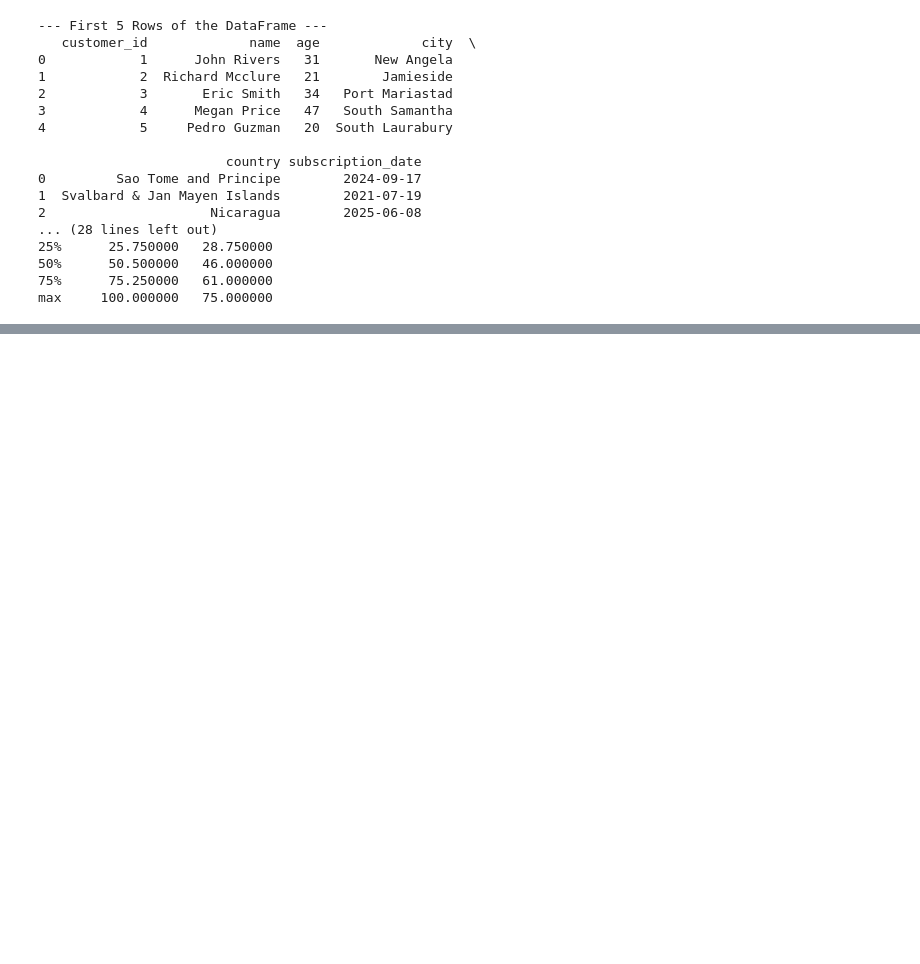
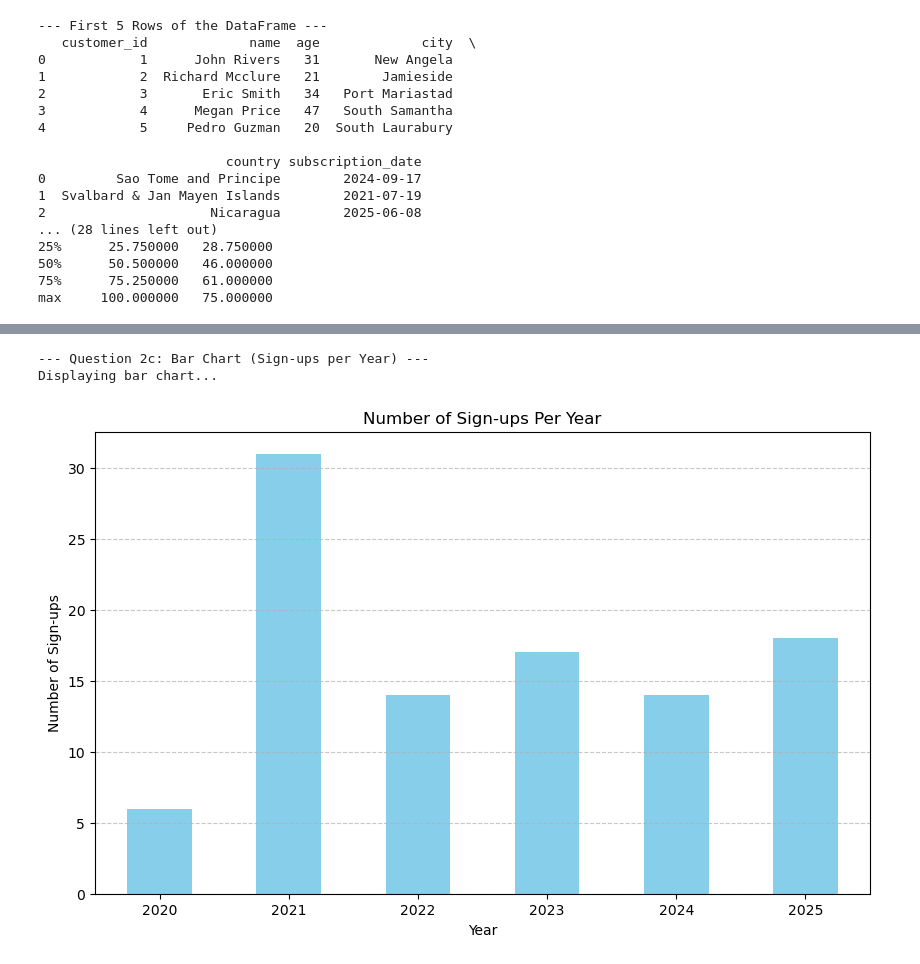
Before and after one commit to josvaEilertsen/ITAYAProdject, a Jupyter notebook: notebook.ipynb, the cells around one changed output, grey strips where cells are left out. Saved outputs shown, nothing was run; the diff lists cells and outputs as text; code cells hidden in the pictures; blank space fills up the shorter version.

Commit message:
Work done till question 3

```diff
--- a/notebook.ipynb
+++ b/notebook.ipynb
@@ -110,0 +136,15 @@ Name: age, dtype: bool
+# %%
+#2a
+print("\n--- Question 2a: Working with Dates ---")
+
+#Convert subscription_date to datetime
+df['subscription_date'] = pd.to_datetime(df['subscription_date'])
+
+#Extract columns
+df['year_joined'] = df['subscription_date'].dt.year
+df['month_joined'] = df['subscription_date'].dt.month
+df['quarter_joined'] = df['subscription_date'].dt.quarter
+
+print("DataFrame with new date columns:")
+print(df[['subscription_date', 'year_joined', 'month_joined', 'quarter_joined']].head())
+print("-" * 30)
@@ -110,0 +180,22 @@ Name: age, dtype: bool
+# %%
+#2c
+print("\n--- Question 2c: Bar Chart (Sign-ups per Year) ---")
+
+#Get counts for each year and sort by year
+signups_per_year = df['year_joined'].value_counts().sort_index()
+
+#Creating the graph
+plt.figure(figsize=(10, 6))
+signups_per_year.plot(kind='bar', color='skyblue')
+plt.title('Number of Sign-ups Per Year')
+plt.xlabel('Year')
+plt.ylabel('Number of Sign-ups')
+plt.xticks(rotation=0)
+plt.grid(axis='y', linestyle='--', alpha=0.7)
+print("Displaying bar chart...")
+
+plt.show()
+# %% [output]
+--- Question 2c: Bar Chart (Sign-ups per Year) ---
+Displaying bar chart...
+[figure, added]
```
Also changed, not shown: parts of 12 cells of this notebook, 4 other files.
